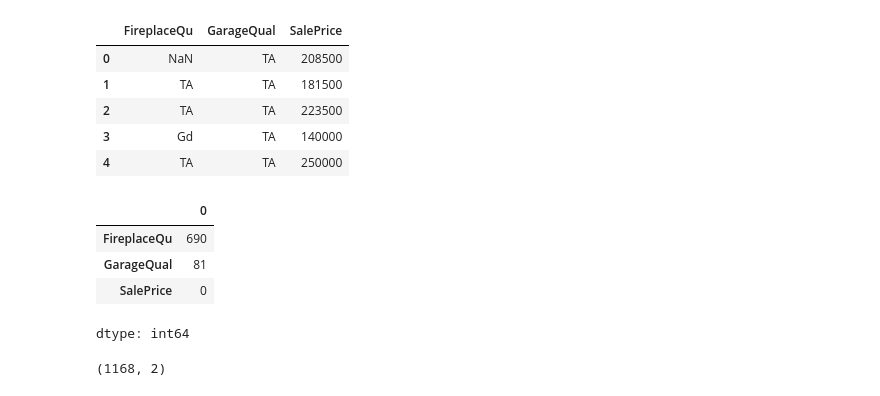
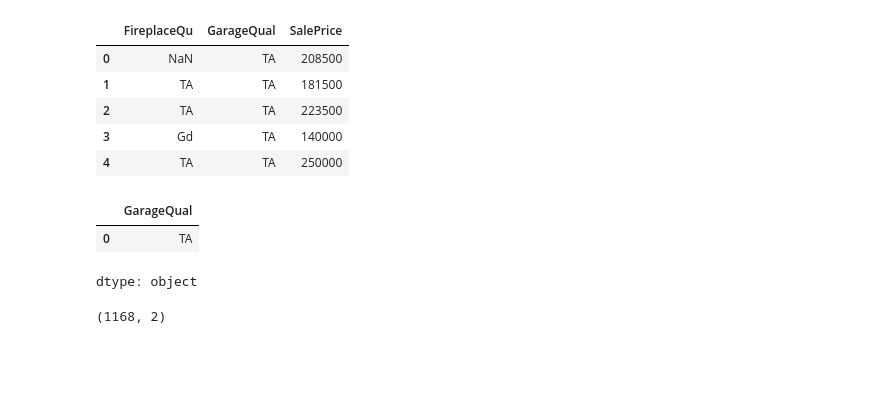
Before and after one commit to ajaykumar080286/feature_engineering, a Jupyter notebook: 24_frequent_value_imputation.ipynb, the cells around one changed output. Saved outputs shown, nothing was run; the diff lists cells and outputs as text; code cells hidden in the pictures; blank space fills up the shorter version.

```diff
--- a/24_frequent_value_imputation.ipynb
+++ b/24_frequent_value_imputation.ipynb
@@ -23,14 +23,12 @@ df.head()
 # %%
 X=df.iloc[:,0:2]
 y=df.iloc[:,-1]
-# %%
-df.isnull().sum()
-# %% [output]
-|  | 0 |
-| FireplaceQu | 690 |
-| GarageQual | 81 |
-| SalePrice | 0 |
-dtype: int64
+# %%
+df["GarageQual"].mode()
+# %% [output]
+|  | GarageQual |
+| 0 | TA |
+dtype: object
 # %%
 X_train,X_test, y_train, y_test= train_test_split(X,y , test_size=0.2, random_state=42)
 # %%
```
